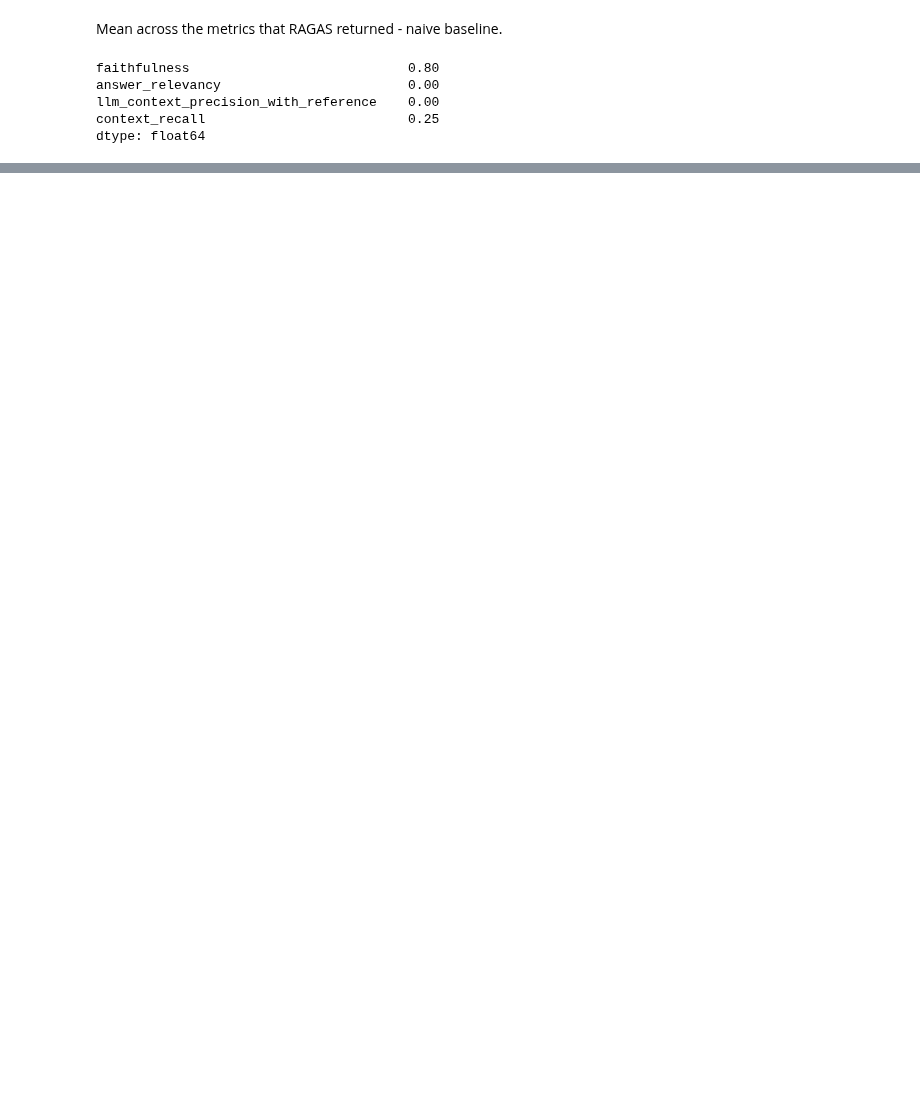
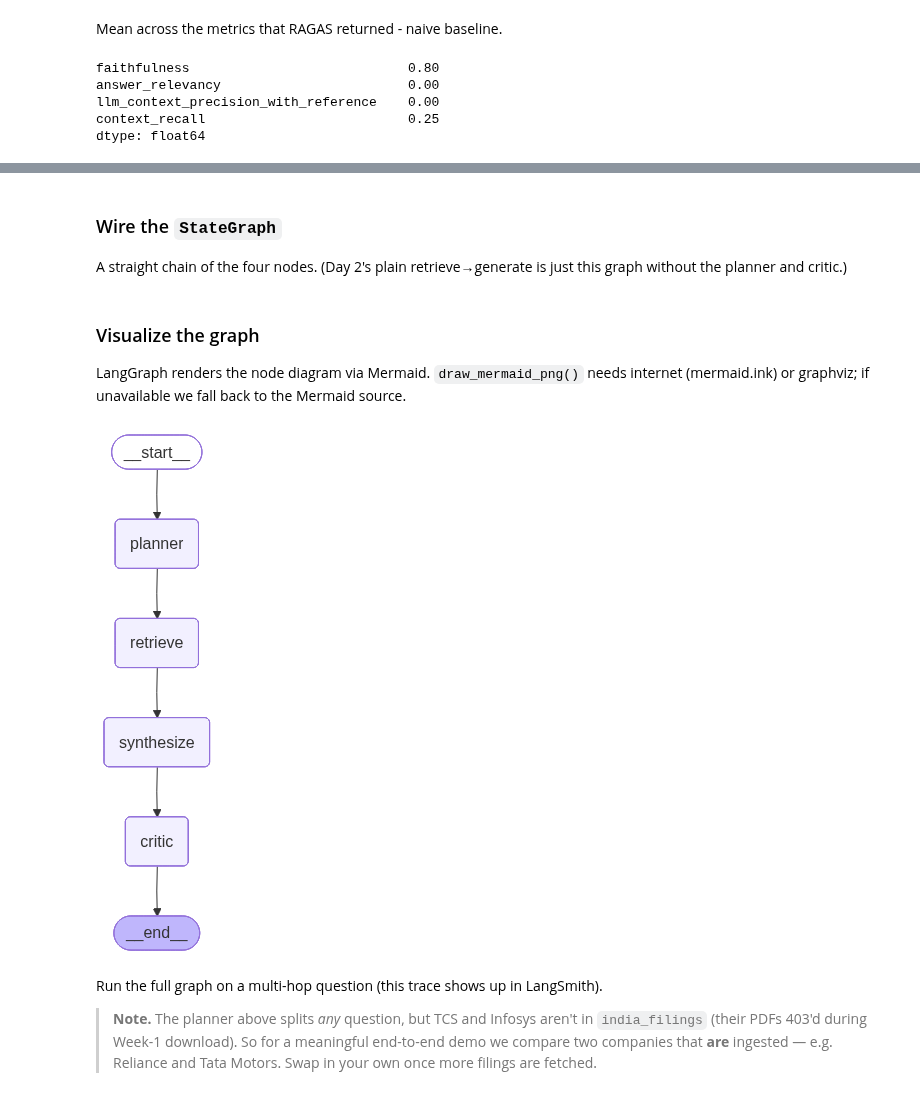
Before and after one commit to sarthakg004/Bharat-Fin-Agent, a Jupyter notebook: experimentation.ipynb, the cells around one changed output, grey strips where cells are left out. Cells and saved outputs as stored; diff of their text form; code cells hidden in the pictures; blank space fills up the shorter version.

```diff
--- a/experimentation.ipynb
+++ b/experimentation.ipynb
@@ -1536,0 +1903,48 @@ dtype: float64
+# %% [markdown]
+### Wire the `StateGraph`
+
+A straight chain of the four nodes. (Day 2's plain retrieve→generate is just this graph without the planner and critic.)
+# %%
+from langgraph.graph import START, END, StateGraph
+
+
+def build_agentic_graph():
+    g = StateGraph(AgentState)
+    g.add_node("planner", planner_node)
+    g.add_node("retrieve", retrieve_node)
+    g.add_node("synthesize", synthesize_node)
+    g.add_node("critic", critic_node)
+    g.add_edge(START, "planner")
+    g.add_edge("planner", "retrieve")
+    g.add_edge("retrieve", "synthesize")
+    g.add_edge("synthesize", "critic")
+    g.add_edge("critic", END)
+    return g.compile()
+
+
+agentic_app = build_agentic_graph()
+
+
+def run_agentic(question):
+    return agentic_app.invoke({
+        "question": question, "iteration_count": 0,
+        "errors": [], "table_results": [], "web_results": [],
+    })
+# %% [markdown]
+### Visualize the graph
+
+LangGraph renders the node diagram via Mermaid. `draw_mermaid_png()` needs internet (mermaid.ink) or graphviz; if unavailable we fall back to the Mermaid source.
+# %%
+from IPython.display import Image, display
+
+try:
+    display(Image(agentic_app.get_graph().draw_mermaid_png()))
+except Exception as e:
+    print(f"({type(e).__name__}: PNG unavailable - showing Mermaid source)\n")
+    print(agentic_app.get_graph().draw_mermaid())
+# %% [output]
+[figure, added]
+# %% [markdown]
+Run the full graph on a multi-hop question (this trace shows up in LangSmith).
+
+> **Note.** The planner above splits *any* question, but TCS and Infosys aren't in `india_filings` (their PDFs 403'd during Week-1 download). So for a meaningful end-to-end demo we compare two companies that **are** ingested — e.g. Reliance and Tata Motors. Swap in your own once more filings are fetched.
```
Also changed, not shown: parts of 62 cells of this notebook, 11 other files.
